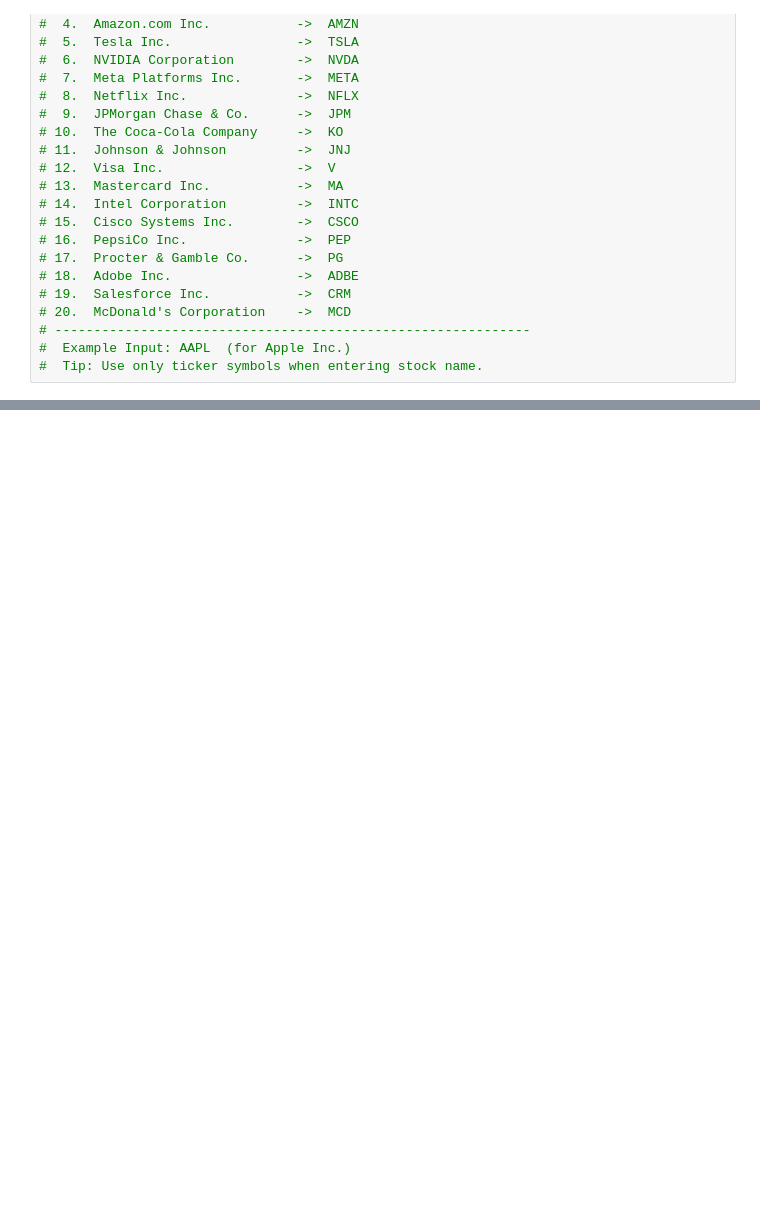
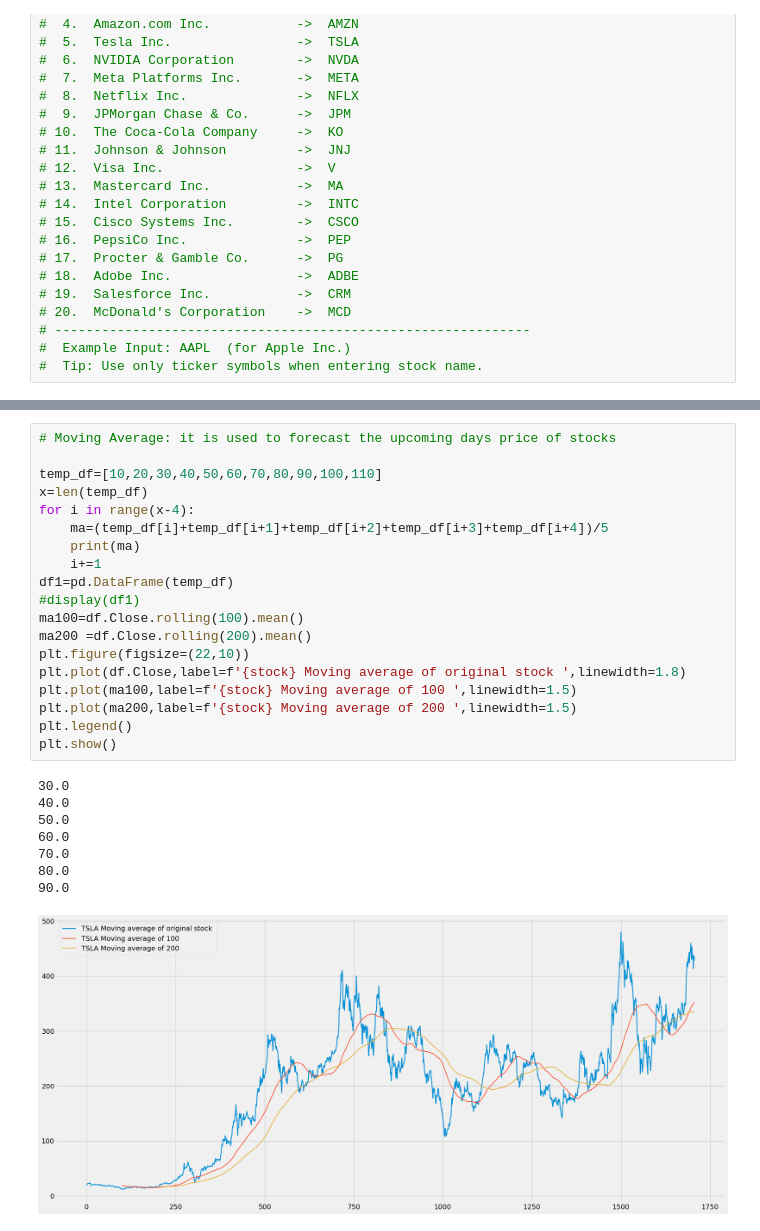
Before and after one commit to vedprakash8721/Stock-Trend-Forecasting, a Jupyter notebook: data/Code.ipynb, the cells around one changed output, grey strips where cells are left out. Saved outputs shown, nothing was run; the diff lists cells and outputs as text; blank space fills up the shorter version.

Commit message:
Calculating the Moving Average of the stock

```diff
--- a/data/Code.ipynb
+++ b/data/Code.ipynb
@@ -77,3 +76,31 @@ fig.show()
 | 1705 | 2025-10-14 | 429.239990 | 434.200012 | 417.859985 | 426.790009 | 72669400 |
 | 1706 | 2025-10-15 | 435.149994 | 440.510010 | 426.329987 | 434.899994 | 71558200 |
 (1707, 6)
+# %%
+# Moving Average: it is used to forecast the upcoming days price of stocks
+
+temp_df=[10,20,30,40,50,60,70,80,90,100,110]
+x=len(temp_df)
+for i in range(x-4):
+    ma=(temp_df[i]+temp_df[i+1]+temp_df[i+2]+temp_df[i+3]+temp_df[i+4])/5
+    print(ma)
+    i+=1
+df1=pd.DataFrame(temp_df)
+#display(df1)
+ma100=df.Close.rolling(100).mean()
+ma200 =df.Close.rolling(200).mean()
+plt.figure(figsize=(22,10))
+plt.plot(df.Close,label=f'{stock} Moving average of original stock ',linewidth=1.8)
+plt.plot(ma100,label=f'{stock} Moving average of 100 ',linewidth=1.5)
+plt.plot(ma200,label=f'{stock} Moving average of 200 ',linewidth=1.5)
+plt.legend()
+plt.show()
+# %% [output]
+30.0
+40.0
+50.0
+60.0
+70.0
+80.0
+90.0
+[figure, added]
```
Also changed, not shown: parts of 1 cell of this notebook.
